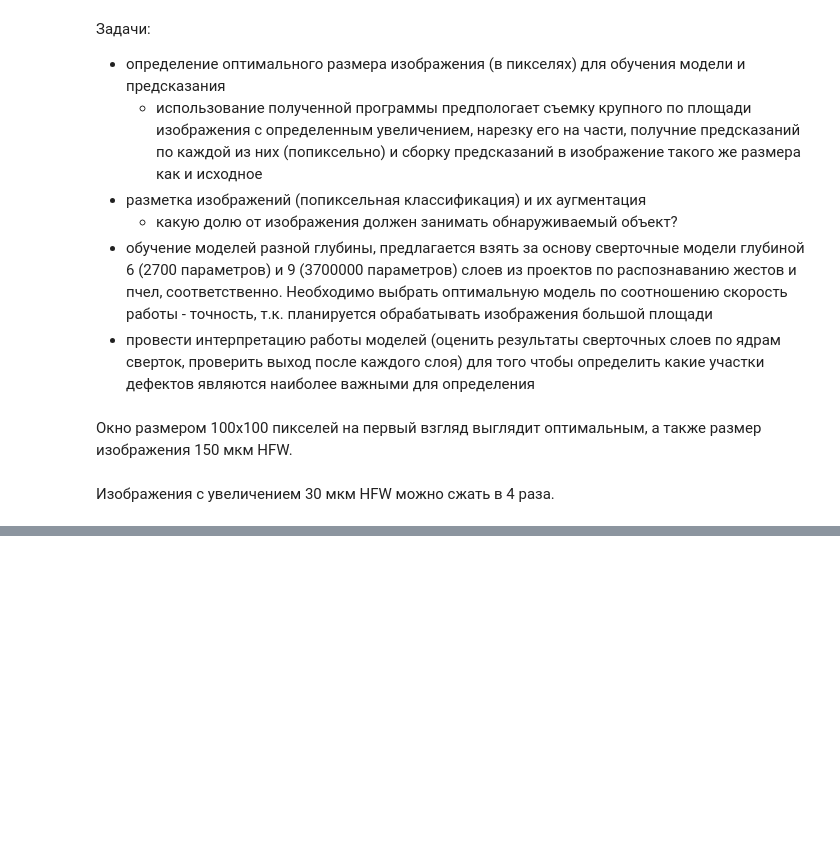
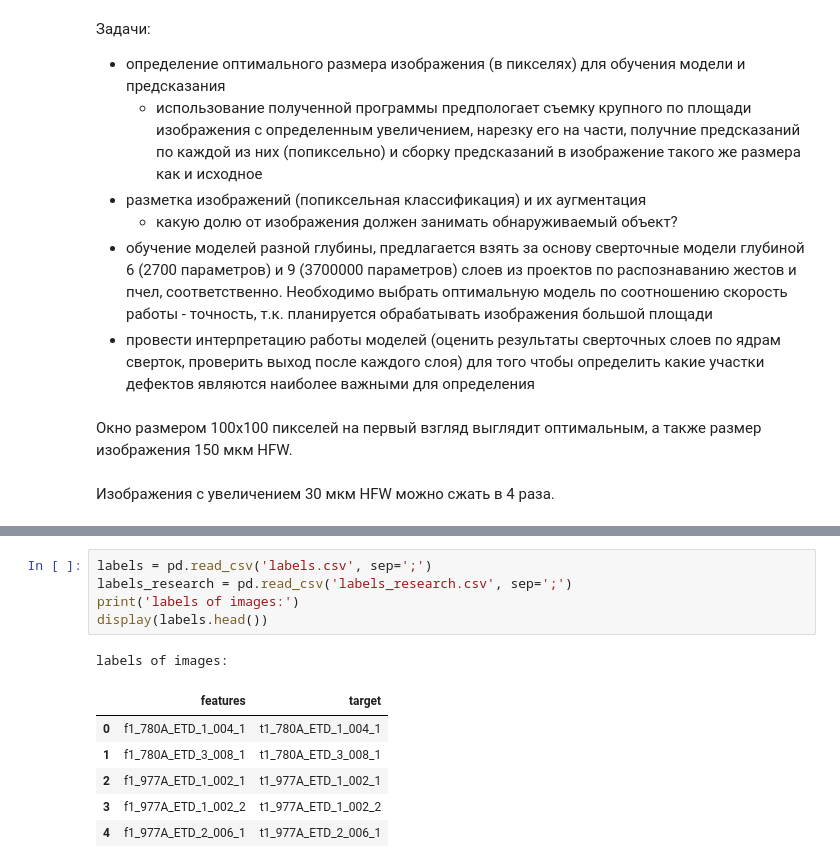
Before and after one commit to i-a-elkin/anode_defects_detection_CV, a Jupyter notebook: notebook.ipynb, the cells around one changed output, grey strips where cells are left out. Saved outputs shown, nothing was run; the diff lists cells and outputs as text; blank space fills up the shorter version.

```diff
--- a/notebook.ipynb
+++ b/notebook.ipynb
@@ -78,0 +32,13 @@ array([[106, 126, 128, ...,  92, 133, 111],
+# %%
+labels = pd.read_csv('labels.csv', sep=';')
+labels_research = pd.read_csv('labels_research.csv', sep=';')
+print('labels of images:')
+display(labels.head())
+# %% [output]
+labels of images:
+|  | features | target |
+| 0 | f1_780A_ETD_1_004_1 | t1_780A_ETD_1_004_1 |
+| 1 | f1_780A_ETD_3_008_1 | t1_780A_ETD_3_008_1 |
+| 2 | f1_977A_ETD_1_002_1 | t1_977A_ETD_1_002_1 |
+| 3 | f1_977A_ETD_1_002_2 | t1_977A_ETD_1_002_2 |
+| 4 | f1_977A_ETD_2_006_1 | t1_977A_ETD_2_006_1 |
```
Also changed, not shown: parts of 19 cells of this notebook, 42 other files.
